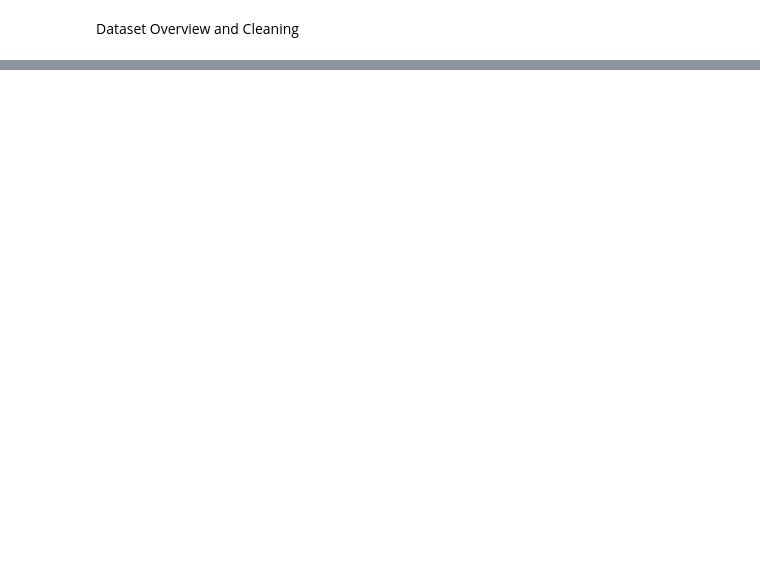
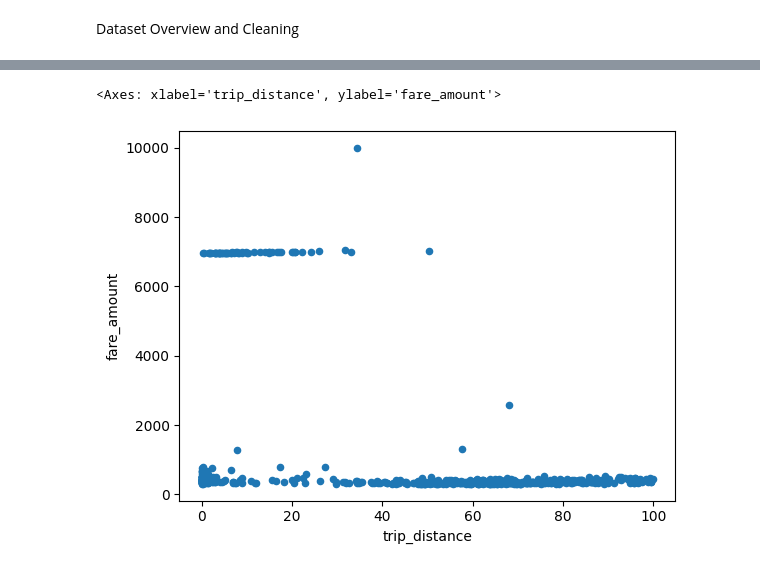
Before and after one commit to hmivir/NYC-Taxi-Trip-Predictor, a Jupyter notebook: notebooks/01_initial_data_exploration.ipynb, the cells around one changed output, grey strips where cells are left out. Saved outputs shown, nothing was run; the diff lists cells and outputs as text; code cells hidden in the pictures; blank space fills up the shorter version.

```diff
--- a/notebooks/01_initial_data_exploration.ipynb
+++ b/notebooks/01_initial_data_exploration.ipynb
@@ -52,0 +134,9 @@ plt.show()
+# %%
+three_std_deviations = 1.465398e+01 + 3 * 9.641945e+01
+mask_above_three_std_deviations = cleaned_df['fare_amount'] > three_std_deviations
+below_crazy_fare_amount = cleaned_df['fare_amount'] < 50000
+
+cleaned_df[mask_above_three_std_deviations & below_crazy_fare_amount].plot.scatter(x='trip_distance', y='fare_amount')
+# %% [output]
+<Axes: xlabel='trip_distance', ylabel='fare_amount'>
+[figure, added]
```
Also changed, not shown: parts of 21 cells of this notebook, 2 other files.
